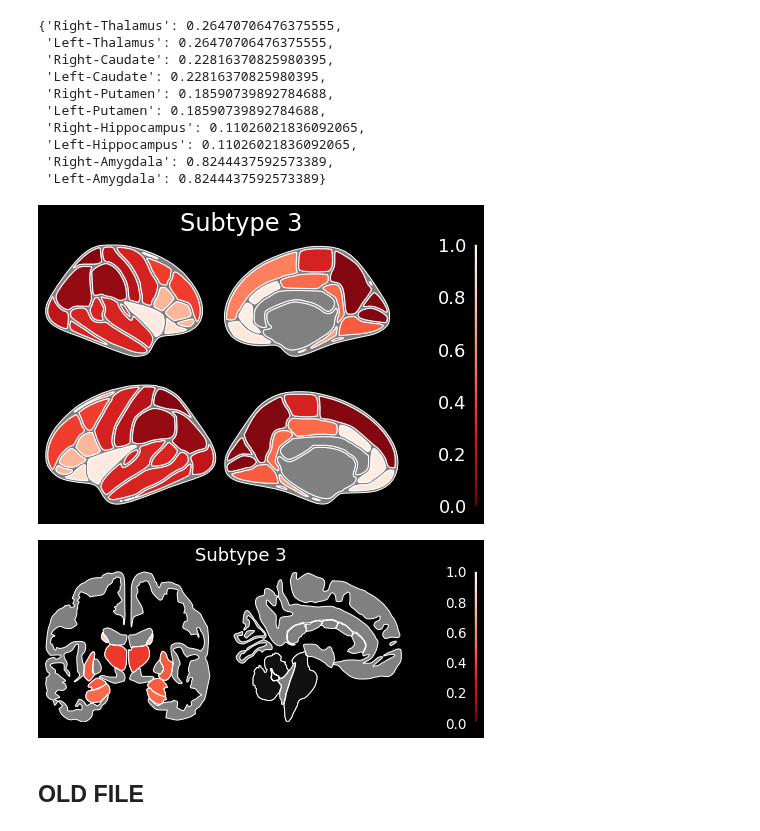
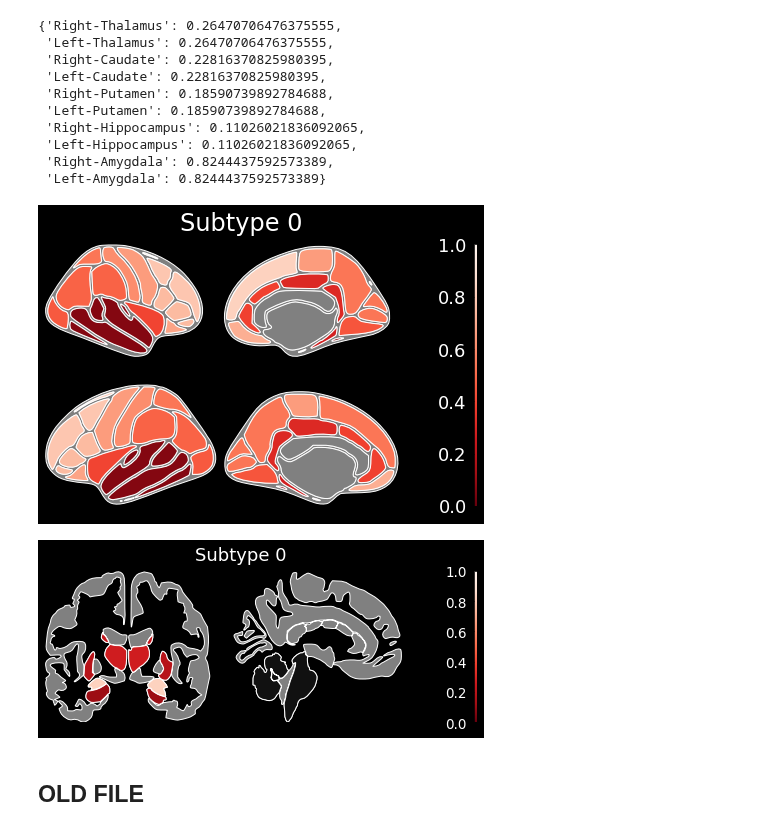
Before and after one commit to rzepkka/Master_Thesis, a Jupyter notebook: notebook_examples/mapping_2D.ipynb, the cells around one changed output. Cells and saved outputs as stored; diff of their text form; code cells hidden in the pictures.

```diff
--- a/notebook_examples/mapping_2D.ipynb
+++ b/notebook_examples/mapping_2D.ipynb
@@ -43,11 +43,11 @@ f = open('data/DK_2D_separated.json')
 DK_2D_separated = json.load(f)
 f.close()
 
-f = open('data/ASEG_2D_combined.json')
+f = open('data/ASEG_combined.json')
 ASEG_2D_combined = json.load(f)
 f.close()
 
-f = open('data/ASEG_2D_separated.json')
+f = open('data/ASEG_separated.json')
 ASEG_2D_separated = json.load(f)
 f.close()
 # %% [markdown]
@@ -194,9 +195,6 @@ def plot_dk_atlas(T,S, map_dk, subtype_labels = None, subtype = None, slider = N
     :param slider: int (optional)
     :returns a figures by plt.show() -> ggseg.plot_dk()
     """
-
-    # Change hemi when changing files
-    mapped_dict = mapping_dk(hemi = False)
 
     if slider is None:
         dk = dk_dict(T, S, mapped_dict = map_dk, subtype = subtype)
@@ -279,13 +277,13 @@ aseg_0_new
  'Left-Amygdala': 0.8244437592573389}
 # %%
 # 3. Plot DK
-plot_dk_atlas(T = T, S = S, map_dk = DK_2D_combined, subtype = 'Subtype 3')
+plot_dk_atlas(T = T, S = S, map_dk = DK_2D_combined, subtype = 'Subtype 0')
 # %% [output]
-[figure, old version]
+[figure, new version]
 # %%
 # 4. Plot ASEG
-plot_aseg_atlas(T = T, S = S, map_aseg = ASEG_2D_combined, subtype = 'Subtype 3')
+plot_aseg_atlas(T = T, S = S, map_aseg = ASEG_2D_combined, subtype = 'Subtype 0')
 # %% [output]
-[figure, old version]
+[figure, new version]
 # %%
 # 5. Plot together
```
Also changed, not shown: parts of 2 cells of this notebook.
